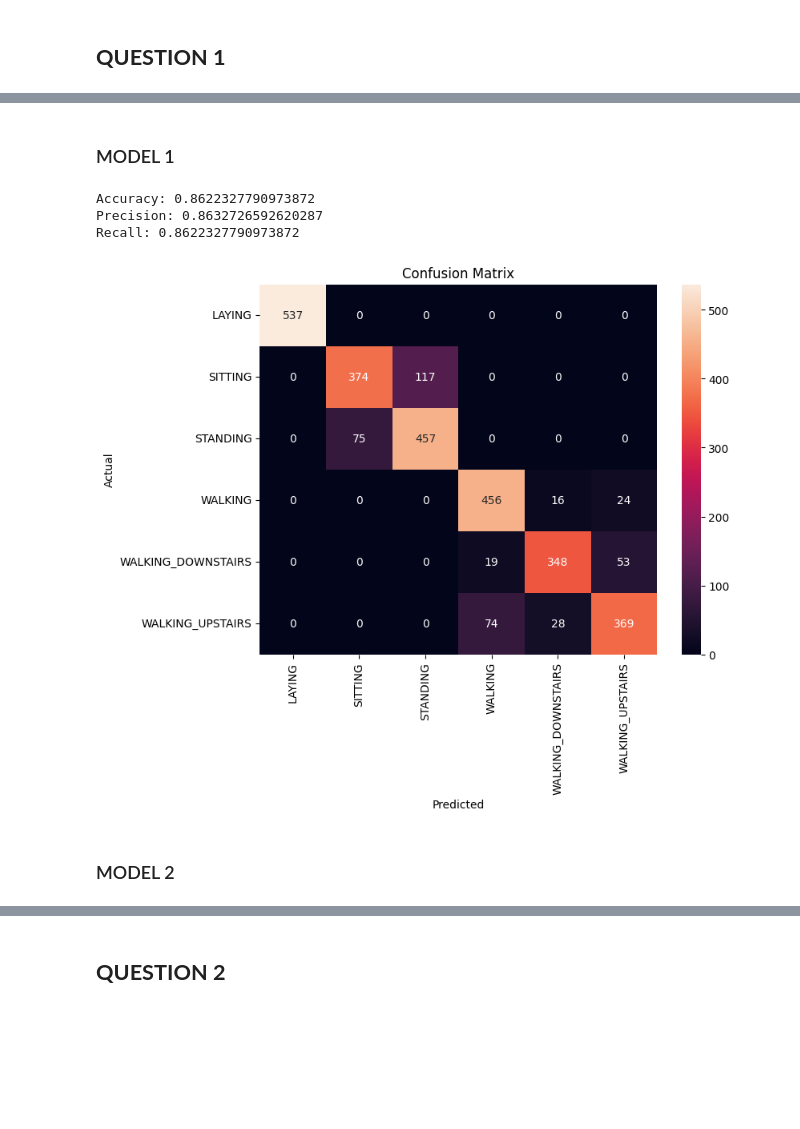
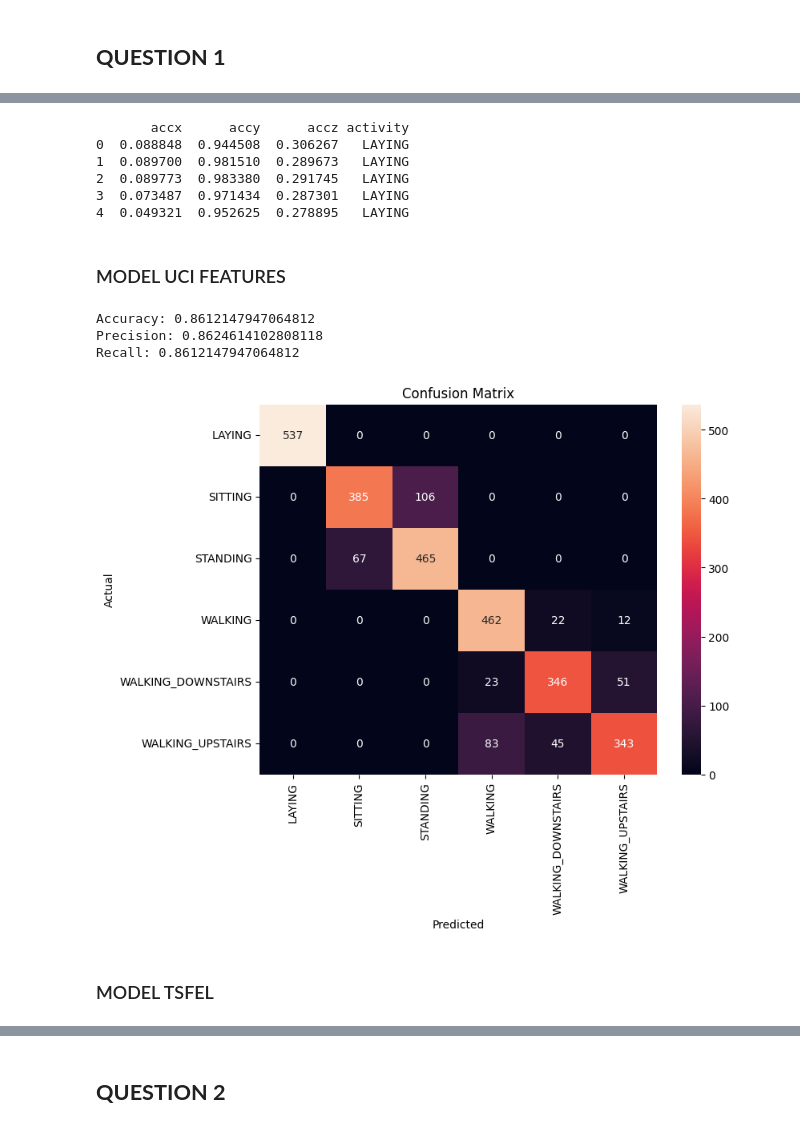
Before and after one commit to krish-goradia/es335-25-fall-assignment-11, a Jupyter notebook: HAR/TASK2.ipynb, the cells around one changed output, grey strips where cells are left out. Saved outputs shown, nothing was run; the diff lists cells and outputs as text; code cells hidden in the pictures; blank space fills up the shorter version.

```diff
--- a/HAR/TASK2.ipynb
+++ b/HAR/TASK2.ipynb
@@ -11,0 +65,27 @@ from sklearn.metrics import accuracy_score, precision_score, recall_score, confu
+# %%
+basePath = r"Combined\Test"
+
+activities = os.listdir(basePath)
+
+data_list = []
+for acitivity in activities:
+    folder_path = os.path.join(basePath,acitivity)
+    for file in os.listdir(folder_path):
+        file_path = os.path.join(folder_path,file)
+        df = pd.read_csv(file_path)
+        df['activity'] = acitivity
+        data_list.append(df)
+
+data = pd.concat(data_list,ignore_index=True)
+print(data.head())
+
+X_test_combined = data[['accx','accy','accz']]
+y_test_combined = data['activity']
+y_test_combined = y_test_combined.astype('category')
+# %% [output]
+       accx      accy      accz activity
+0  0.088848  0.944508  0.306267   LAYING
+1  0.089700  0.981510  0.289673   LAYING
+2  0.089773  0.983380  0.291745   LAYING
+3  0.073487  0.971434  0.287301   LAYING
+4  0.049321  0.952625  0.278895   LAYING
@@ -12,2 +144,2 @@ from sklearn.metrics import accuracy_score, precision_score, recall_score, confu
 # %% [markdown]
-### MODEL 1
+### MODEL UCI FEATURES
@@ -37,29 +146,28 @@ y_train = y_train_raw.iloc[start:end].reset_index(drop=True)
 # %%
-model = DecisionTreeClassifier(criterion='gini',max_depth=None,random_state=42)
-model.fit(X_train_raw,y_train_raw)
+model_UCI = DecisionTreeClassifier(criterion='gini',max_depth=None,random_state=42)
+model_UCI.fit(X_train_UCI,y_train_UCI)
 
-y_pred_raw = model.predict(X_test_raw)
+y_pred_UCI = model_UCI.predict(X_test_UCI)
 
-accuracy = accuracy_score(y_test_raw,y_pred_raw)
-precision = precision_score(y_test_raw, y_pred_raw, average='weighted')
-recall = recall_score(y_test_raw, y_pred_raw, average='weighted')
-cm = confusion_matrix(y_test_raw, y_pred_raw)
+accuracy_UCI = accuracy_score(y_test_UCI,y_pred_UCI)
+precision_UCI = precision_score(y_test_UCI, y_pred_UCI, average='weighted')
+recall_UCI = recall_score(y_test_UCI, y_pred_UCI, average='weighted')
+cm_UCI = confusion_matrix(y_test_UCI, y_pred_UCI)
 
-print("Accuracy:", accuracy)
-print("Precision:", precision)
-print("Recall:", recall)
+print("Accuracy:", accuracy_UCI)
+print("Precision:", precision_UCI)
+print("Recall:", recall_UCI)
+
+plt.figure(figsize=(8,6))
+sns.heatmap(cm_UCI, annot=True, fmt='d', xticklabels=model_UCI.classes_, yticklabels=model_UCI.classes_)
+plt.xlabel('Predicted')
+plt.ylabel('Actual')
+plt.title('Confusion Matrix')
+plt.show()
 # %% [output]
-Accuracy: 0.8622327790973872
-Precision: 0.8632726592620287
-Recall: 0.8622327790973872
+Accuracy: 0.8612147947064812
+Precision: 0.8624614102808118
+Recall: 0.8612147947064812
+[figure, added]
-# %%
-plt.figure(figsize=(8,6))
-sns.heatmap(cm, annot=True, fmt='d', xticklabels=model.classes_, yticklabels=model.classes_)
-plt.xlabel('Predicted')
-plt.ylabel('Actual')
-plt.title('Confusion Matrix')
-plt.show()
-# %% [output]
-[figure, removed]
 # %% [markdown]
-### MODEL 2
+### MODEL TSFEL
```
Also changed, not shown: parts of 19 cells of this notebook, 2 other files.
